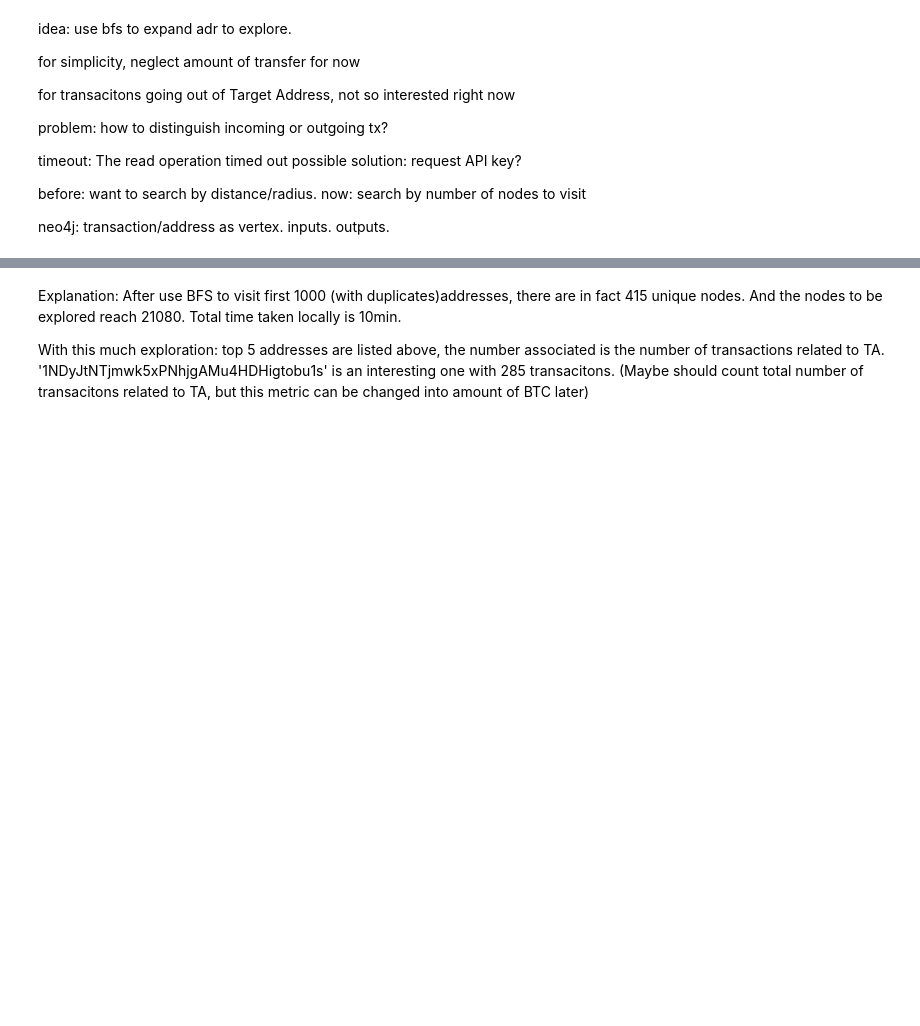
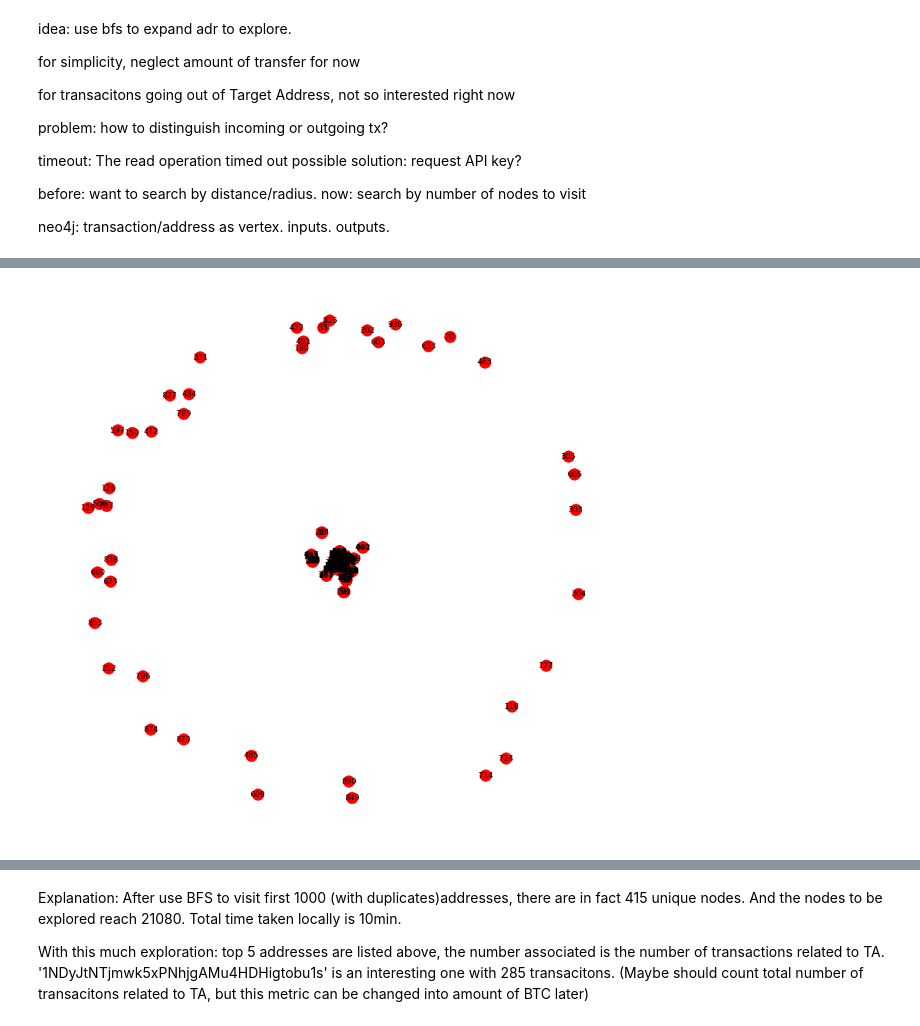
Before and after one commit to baihuajun24/tracebtc, a Jupyter notebook: playground.ipynb, the cells around one changed output, grey strips where cells are left out. Saved outputs shown, nothing was run; the diff lists cells and outputs as text; code cells hidden in the pictures; blank space fills up the shorter version.

```diff
--- a/playground.ipynb
+++ b/playground.ipynb
@@ -145,0 +193,3 @@ plt.show()
+# %%
+#Extract edges into numpy array
+edges =  nx.to_numpy_matrix(G, nodelist= G.nodes())
@@ -145,0 +210,11 @@ plt.show()
+# %%
+#Save the modified graph
+G2 = nx.from_numpy_matrix(tmp2_matrix)
+nx.draw_networkx(G2)
+#pos=nx.spring_layout(G2)
+#nx.draw_networkx_nodes(G2,pos)
+#nx.draw_networkx_edges(G2,pos)
+plt.axis('off')
+plt.show()
+# %% [output]
+[figure, added]
```
Also changed, not shown: parts of 17 cells of this notebook, 4 other files.
